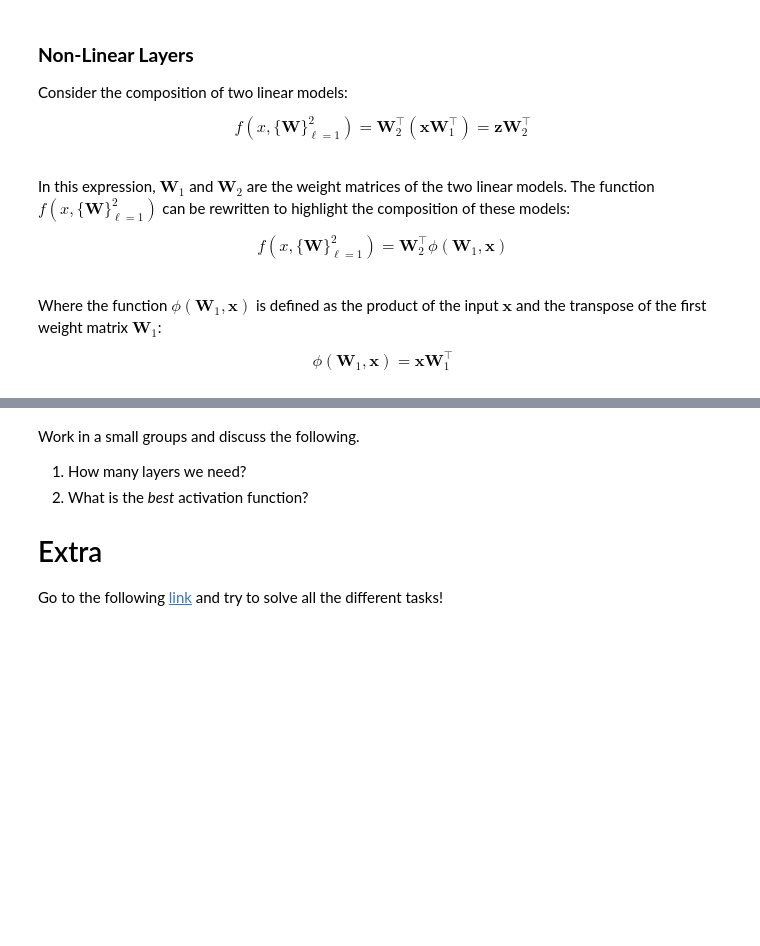
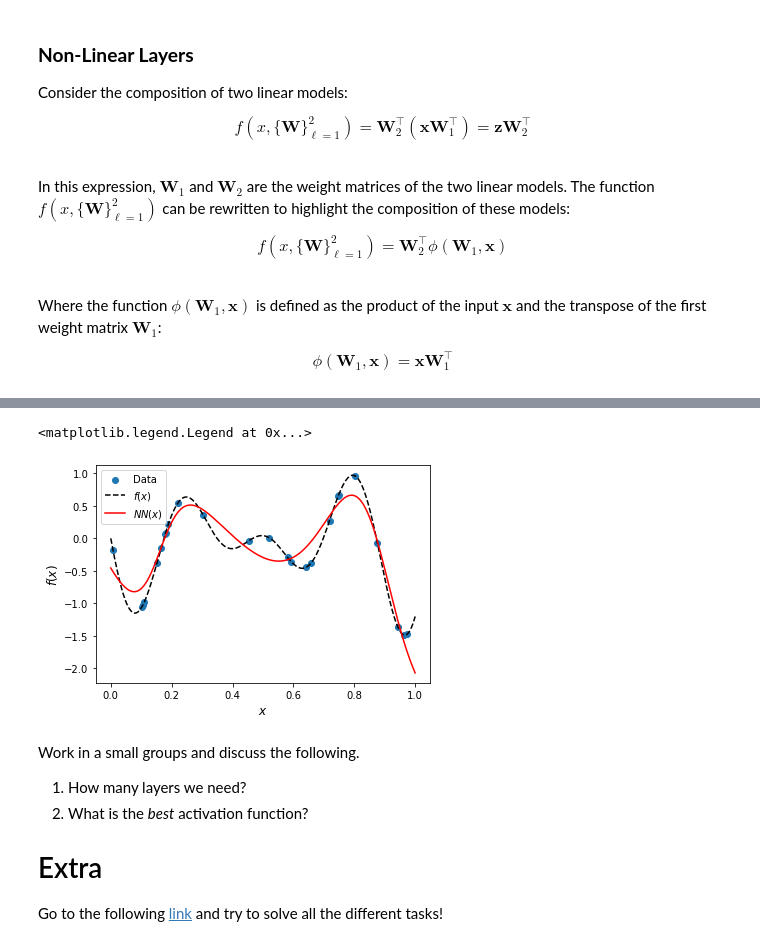
Before and after one commit to RodrigoAVargasHdz/CHEM-4PB3, a Jupyter notebook: Course_Notes/Week 7/Introduction_To_Activation_Functions.ipynb, the cells around one changed output, grey strips where cells are left out. Cells and saved outputs as stored; diff of their text form; code cells hidden in the pictures; blank space fills up the shorter version.

```diff
--- a/Course_Notes/Week 7/Introduction_To_Activation_Functions.ipynb
+++ b/Course_Notes/Week 7/Introduction_To_Activation_Functions.ipynb
@@ -63,8 +63,11 @@ def get_data(n_batch=200):
 # %%
 # Model definition
 model = nn.Sequential(
-  nn.Linear(1, 100),
-  nn.Linear(100, 100),
+  nn.Linear(1, 10),
+  nn.Linear(10, 100),
   nn.Linear(100, 75),
   nn.Linear(75, 1)
     )
+for p in model.parameters():
+    if p.requires_grad:
+        print(p.name, p.data.shape)
@@ -265,11 +299,11 @@ Chose one of the activation functions discussed and use it in your linear model.
 # Define a model
 model = nn.Sequential(
     nn.Linear(1, 100),
-    nn.ReLU(),
+    nn.Tanh(),
     nn.Linear(100, 1)
 )
 
-model = training(model)
+model = training(model,training_iter=1000,lr=1E-2)
 X_grid = torch.linspace(0., 1., 5000).unsqueeze(1)
 plt.clf()
 X, y = get_data(25)
@@ -282,3 +316,4 @@ plt.plot(X_grid.detach().numpy(), model(
 plt.ylabel(r'$f(x)$', fontsize=12)
 plt.xlabel(r'$x$', fontsize=12)
 plt.legend()
+# %% [output]
@@ -285,3 +337,5 @@ plt.legend()
+<matplotlib.legend.Legend at 0x...>
+[figure, added]
 # %% [markdown]
 Work in a small groups and discuss the following.
 1. How many layers we need?
```
Also changed, not shown: parts of 9 cells of this notebook, 1 other file.
